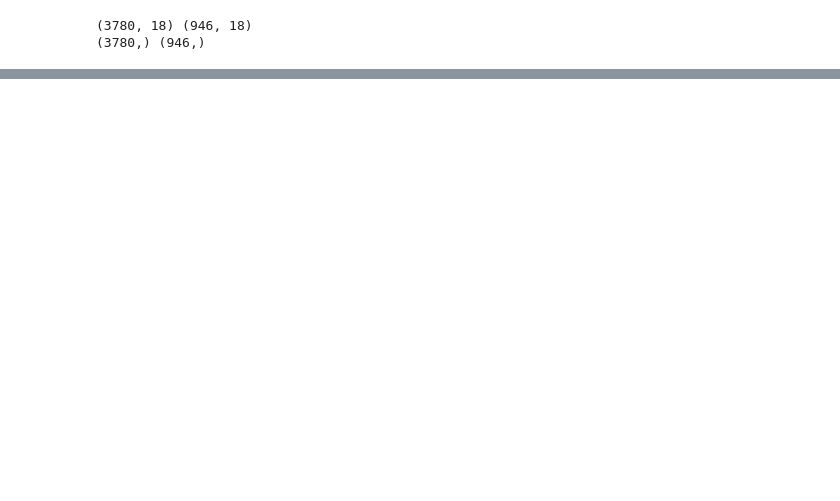
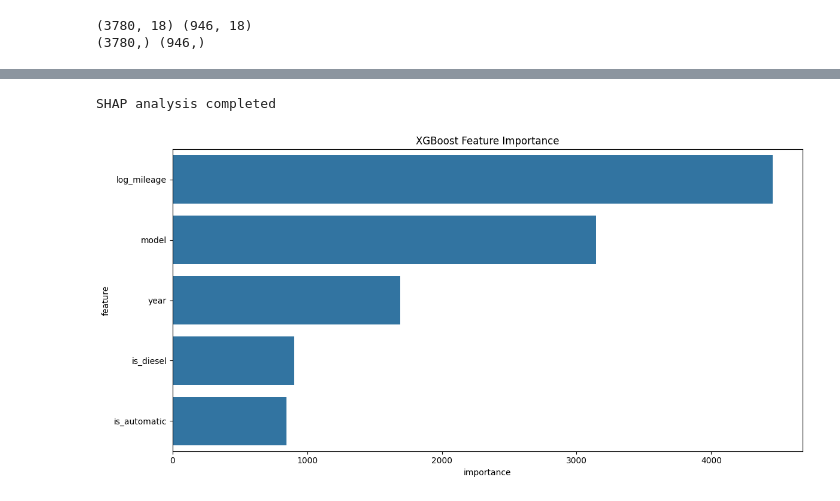
Before and after one commit to AnkanWork1/Training, a Jupyter notebook: WEEK 6/ml-project/notebooks/pipeline.ipynb, the cells around one changed output, grey strips where cells are left out. Drawn from its saved outputs; the diff is of its cells as text; code cells hidden in the pictures; blank space fills up the shorter version.

```diff
--- a/WEEK 6/ml-project/notebooks/pipeline.ipynb
+++ b/WEEK 6/ml-project/notebooks/pipeline.ipynb
@@ -185,0 +231,31 @@ All models and metrics saved.
+# %%
+from evaluation.shap_analysis import run_shap_analysis
+run_shap_analysis(X_train_final)
+# %% [output]
+SHAP analysis completed
+# %%
+import pandas as pd
+import matplotlib.pyplot as plt
+import seaborn as sns
+
+# Load model
+model = joblib.load(MODELS_DIR / "xgb_tuned_optuna.pkl")
+booster = model.get_booster()
+
+# Get feature importances (weight, gain, cover)
+importance_dict = booster.get_score(importance_type='weight')  # or 'gain' for more meaningful importance
+
+# Convert to DataFrame
+feat_imp_df = pd.DataFrame({
+    'feature': list(importance_dict.keys()),
+    'importance': list(importance_dict.values())
+}).sort_values(by='importance', ascending=False)
+
+# Plot
+plt.figure(figsize=(12,6))
+sns.barplot(x='importance', y='feature', data=feat_imp_df)
+plt.title("XGBoost Feature Importance")
+plt.tight_layout()
+plt.show()
+# %% [output]
+[figure, added]
```
Also changed, not shown: parts of 15 cells of this notebook, 22 other files.
